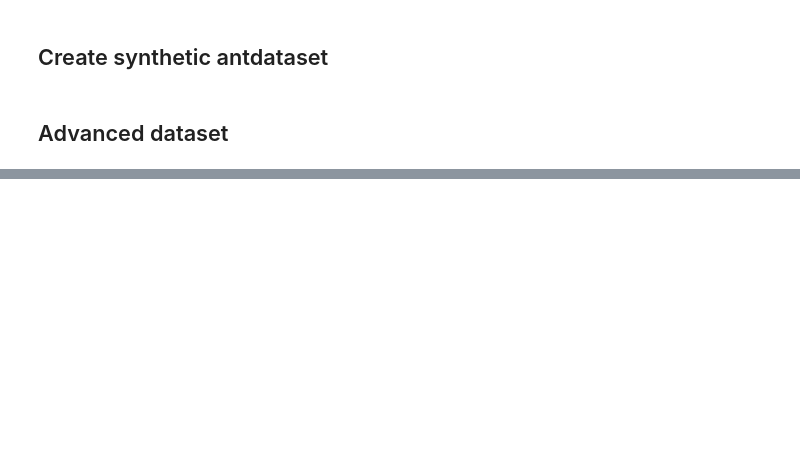
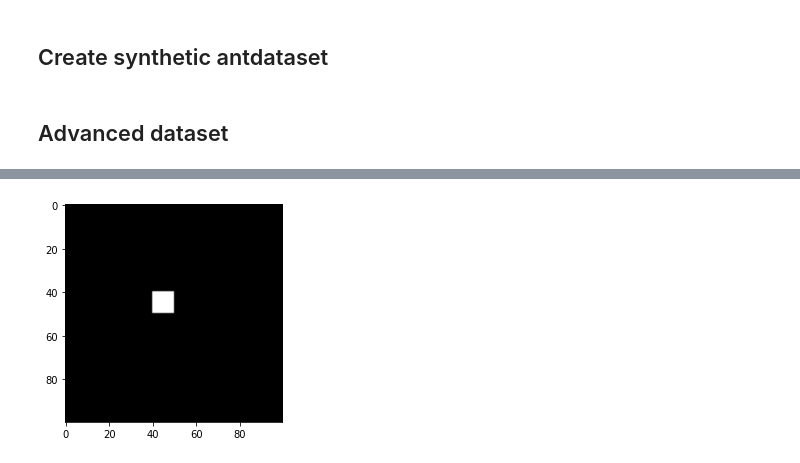
Before and after one commit to chamathabeysinghe/VAE_v2, a Jupyter notebook: notebooks/Cropping Ants.ipynb, the cells around one changed output, grey strips where cells are left out. Cells and saved outputs as stored; diff of their text form; code cells hidden in the pictures; blank space fills up the shorter version.

```diff
--- a/notebooks/Cropping Ants.ipynb
+++ b/notebooks/Cropping Ants.ipynb
@@ -159,0 +191,13 @@ def draw_close_ants(back, count):
+# %%
+back = np.zeros((100, 100, 4))
+obj = np.full((10, 10, 4), 255)
+back[40:50, 40:50, :] = obj
+back = back.astype(np.uint8)
+
+plt.imshow(back)
+img = Image.fromarray(back, mode='RGBA')
+img = img.convert("RGB")
+plt.imshow(img)
+img.save("img2.png", "PNG")
+# %% [output]
+[figure, added]
```
Also changed, not shown: parts of 11 cells of this notebook, 1 other file.
